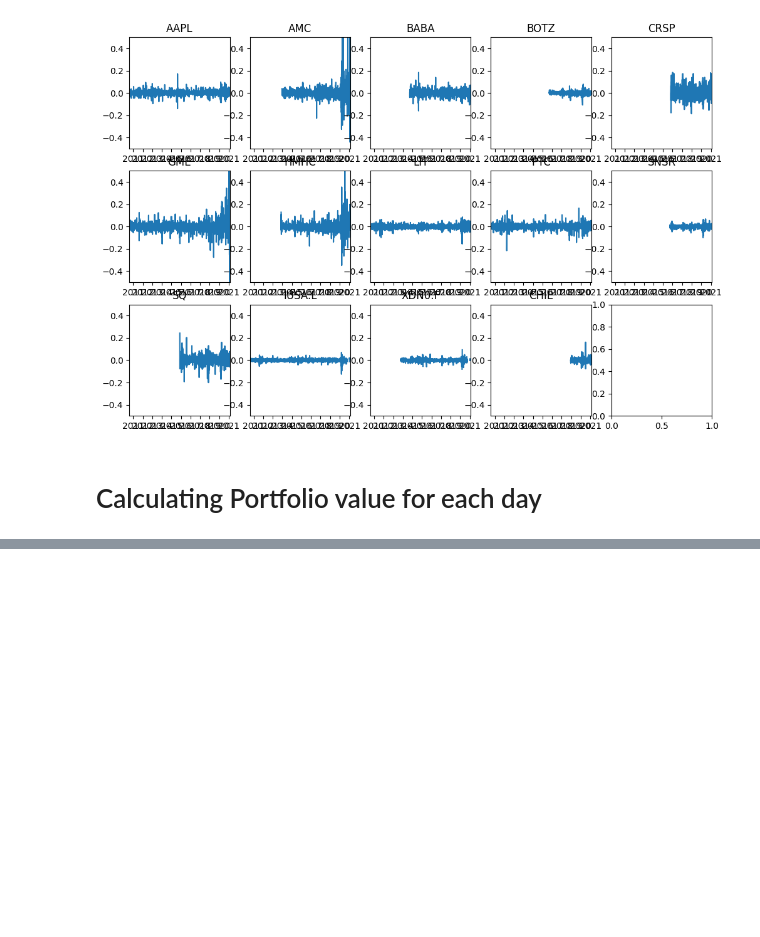
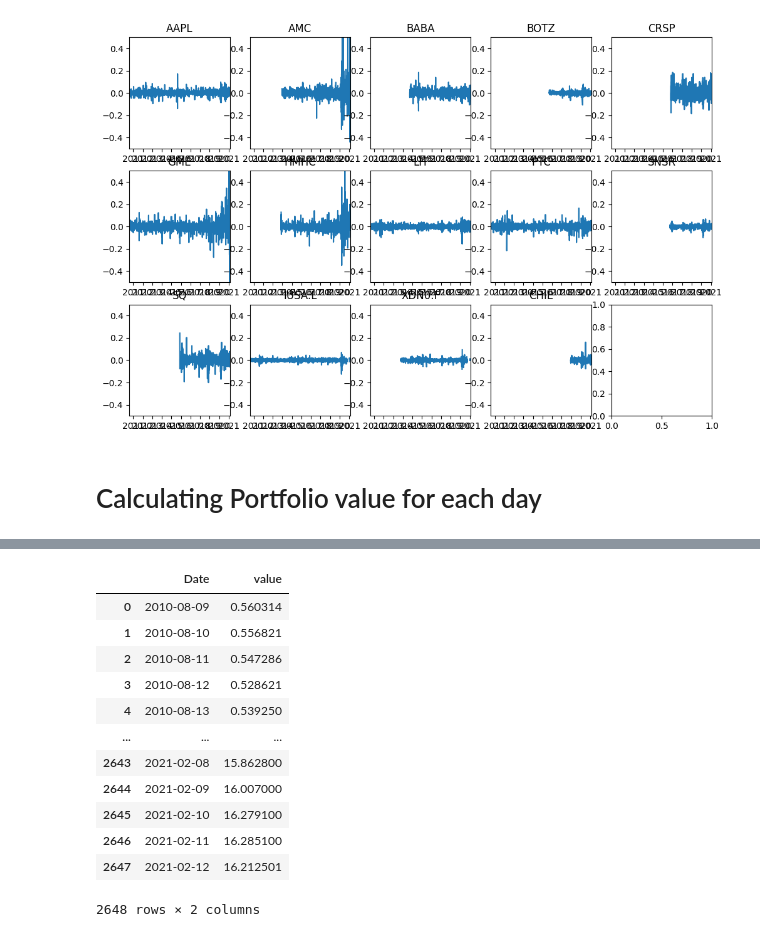
Before and after one commit to anuragr81/pioneers, a Jupyter notebook: Show_Portfolio.ipynb, the cells around one changed output, grey strips where cells are left out. Saved outputs shown, nothing was run; the diff lists cells and outputs as text; code cells hidden in the pictures; blank space fills up the shorter version.

```diff
--- a/Show_Portfolio.ipynb
+++ b/Show_Portfolio.ipynb
@@ -116,8 +97,5 @@ def merge_ticker_prices(tickers_info_df,ticker_a, ticker_b,weight_a, weight_b, f
   data_b["value_b"] =data_b[field_name]* weight_b
   merged_data= pd.merge(data_a,data_b,on=["Date"],how='outer')[["Date","Ticker_a","Ticker_b","value_a","value_b"]]
   merged_data = merged_data.fillna({'value_b':0.,'value_a':0.})
-  return merged_data
-  #return data_a,data_b
-
-
-merge_ticker_prices(tickers_info_df=portfolio_tickers_df, ticker_a="AAPL",ticker_b="CHIL", weight_a=.01, weight_b=.02)
+  merged_data['value']=merged_data['value_a'] + merged_data['value_b']
+  return merged_data[["Date","value"]]
@@ -153,3 +102,37 @@ merge_ticker_prices(tickers_info_df=portfolio_tickers_df, ticker_a="AAPL",ticker
+# %%
+from functools import reduce
+
+def build_value_df(x,y,field_name,tickers_info_df,portfolio_weights):
+  weights_dict = dict(portfolio_weights)
+  if not x:
+    df = tickers_info_df[tickers_info_df.Ticker==y][["Date",field_name]]
+    df = df.rename(columns = {field_name:'value'})
+    return df
+  elif not y:
+    df = tickers_info_df[tickers_info_df.Ticker==x][["Date",field_name]]
+    df = df.rename(columns = {field_name:'value'})
+    return df
+  else:
+    return merge_ticker_prices(tickers_info_df=tickers_info_df,ticker_a=x,ticker_b=y,weight_a=weights_dict[x],weight_b=weights_dict[y],field_name=field_name)
+
+build_value_df("AAPL","CHIL",field_name="Open",tickers_info_df=portfolio_tickers_df,portfolio_weights=portfolio_weights)
+
+
+#merge_ticker_prices(tickers_info_df=portfolio_tickers_df,ticker_a=x,ticker_b=y,weight_a=weights_dict[x],weight_b=weights_dict[y],field_name="Open"), )
+# %% [output]
+|  | Date | value |
+| 0 | 2010-08-09 | 0.560314 |
+| 1 | 2010-08-10 | 0.556821 |
+| 2 | 2010-08-11 | 0.547286 |
+| 3 | 2010-08-12 | 0.528621 |
+| 4 | 2010-08-13 | 0.539250 |
+| ... | ... | ... |
+| 2643 | 2021-02-08 | 15.862800 |
+| 2644 | 2021-02-09 | 16.007000 |
+| 2645 | 2021-02-10 | 16.279100 |
+| 2646 | 2021-02-11 | 16.285100 |
+| 2647 | 2021-02-12 | 16.212501 |
+2648 rows × 2 columns
 # %%
 k
 # %% [output]
```
Also changed, not shown: parts of 8 cells of this notebook.
